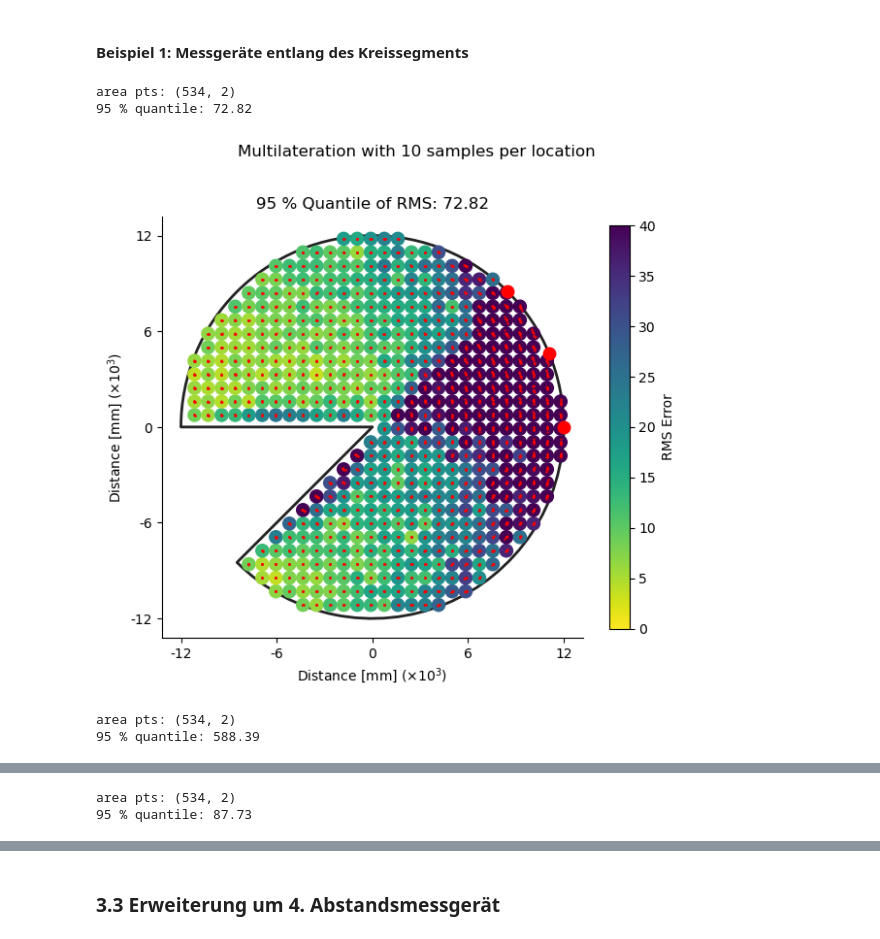
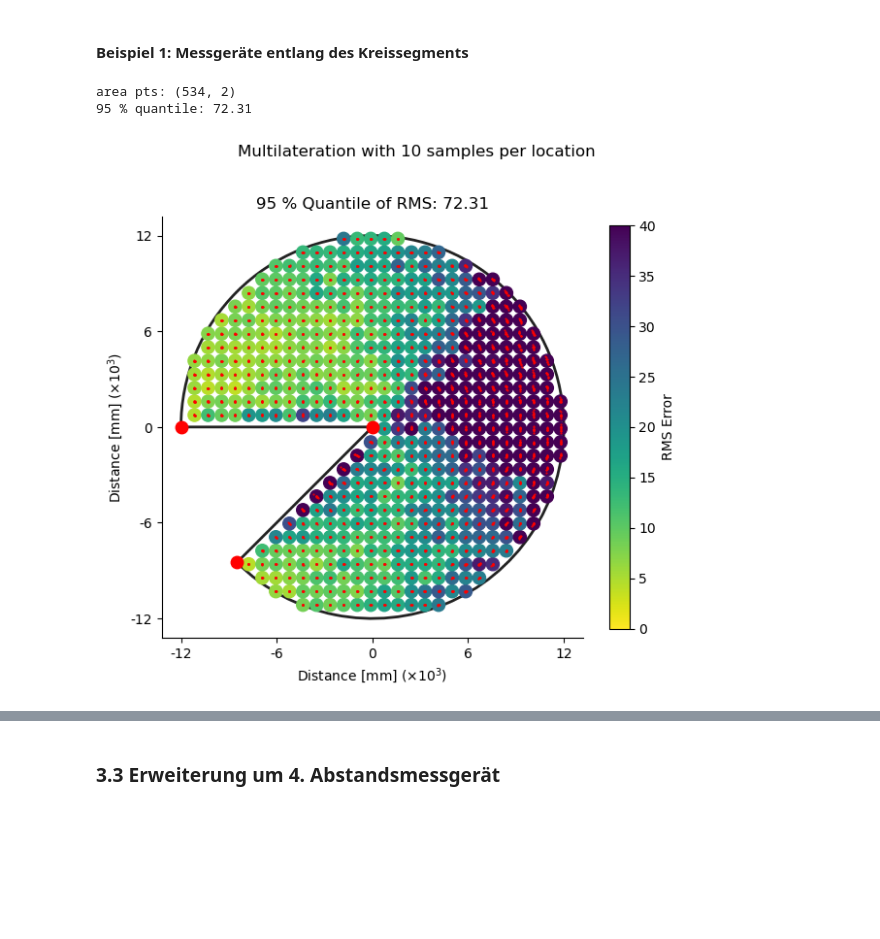
Before and after one commit to maximilian-nowak/modsim, a Jupyter notebook: projekt3_abgabe.ipynb, the cells around one changed output, grey strips where cells are left out. Saved outputs shown, nothing was run; the diff lists cells and outputs as text; code cells hidden in the pictures; blank space fills up the shorter version.

```diff
--- a/projekt3_abgabe.ipynb
+++ b/projekt3_abgabe.ipynb
@@ -518,76 +518,33 @@ def find_best_init_val(r_meas, anchor_visible, R):
     return init_val
 
 # noise error functions
 s1 = lambda r: 0.2 + 0.001*r
 s2 = lambda r: 1.0 + 0.0005*r
 s3 = lambda r: 0.5 + 0.002*r
 sigmas = [s1, s2, s3]
 
 L = 10
 R = 12000
 grid = generate_circle_grid(12000, 850)
 
 # simulation 1
 # ---------------------------------
 anchors = [(-12000, 0)]
 anchors.append((0,0))
 anchors.append((R*np.cos(np.pi*1.25), R*np.sin(np.pi*1.25)))
 anchors = np.array(anchors)
 
 # run simulation
 rms, clouds = run_multilat_sim(grid[:, 0], grid[:, 1], anchors, sigmas, L=L)
 clouds = np.array(clouds)
 
 if len(rms[~np.isnan(rms)]):
     rms_95 = np.quantile(rms[~np.isnan(rms)], 0.95)
 else:
     rms_95 = 0
 
-simulation_results = [(rms, rms_95, clouds)]
-
-# simulation 2
-# ---------------------------------
-anchors = [(-12000, 0)]
-anchors.append((R*np.cos(np.pi*0.125), R*np.sin(np.pi*0.125)))
-anchors.append((R*np.cos(np.pi*1.25), R*np.sin(np.pi*1.25)))
-anchors = np.array(anchors)
-
-# run simulation
-rms, clouds = run_multilat_sim(grid[:, 0], grid[:, 1], anchors, sigmas, L=L)
-clouds = np.array(clouds)
-
-if len(rms[~np.isnan(rms)]):
-    rms_95 = np.quantile(rms[~np.isnan(rms)], 0.95)
-else:
-    rms_95 = 0
-
-simulation_results.append((rms, rms_95, clouds))
-
-# simulation 3
-# ---------------------------------
-thetas_guess = [np.pi*0.25, np.pi*0.125, np.pi*0]
-anchors = [(R*np.cos(theta), R*np.sin(theta)) for theta in thetas_guess]
-anchors = np.array(anchors)
-
-# run simulation
-rms, clouds = run_multilat_sim(grid[:, 0], grid[:, 1], anchors, sigmas, L=L)
-clouds = np.array(clouds)
-
-if len(rms[~np.isnan(rms)]):
-    rms_95 = np.quantile(rms[~np.isnan(rms)], 0.95)
-else:
-    rms_95 = 0
-
-simulation_results.append((rms, rms_95, clouds))
-
-
-# Plot results
-# ----------------------------------------------
-for rms, rms_95, clouds in simulation_results:
-    plot_results(R, L, grid, anchors, rms, rms_95, clouds)
+plot_results(R, L, grid, anchors, rms, rms_95, clouds)
 # %% [output]
 area pts: (534, 2)
-95 % quantile: 72.82
+95 % quantile: 72.31
-[figure, old version]
+[figure, new version]
-area pts: (534, 2)
-95 % quantile: 588.39
@@ -595,2 +550,0 @@ area pts: (534, 2)
-area pts: (534, 2)
-95 % quantile: 87.73
```
Also changed, not shown: parts of 5 cells of this notebook.
